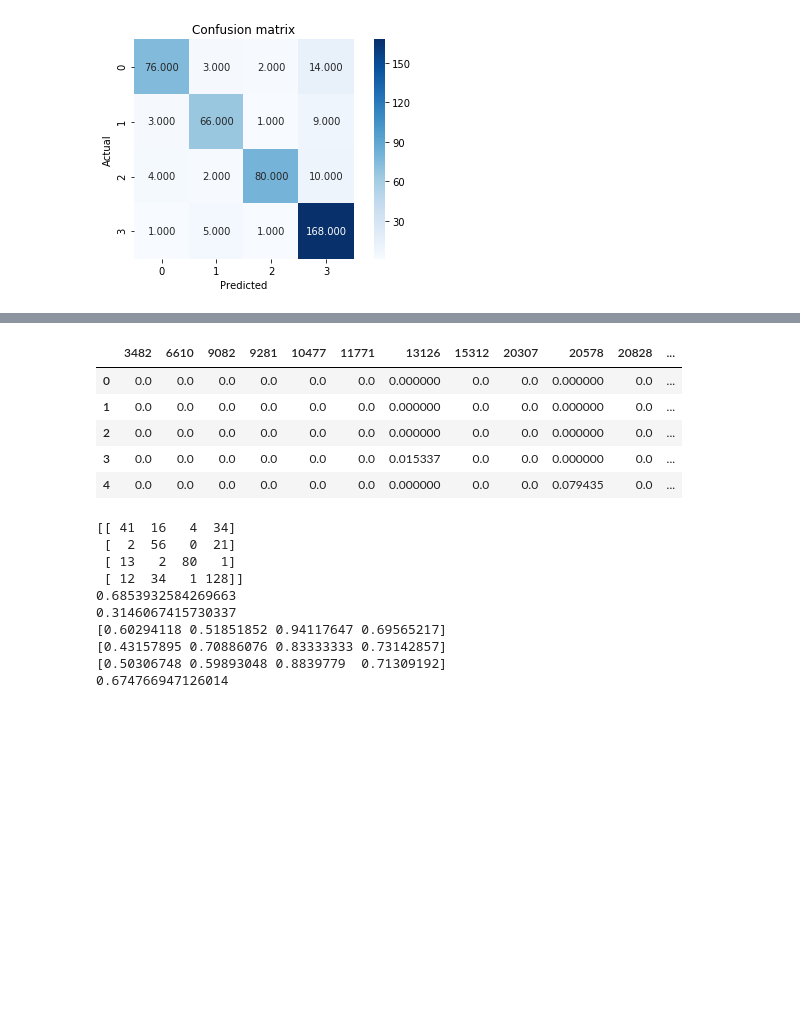
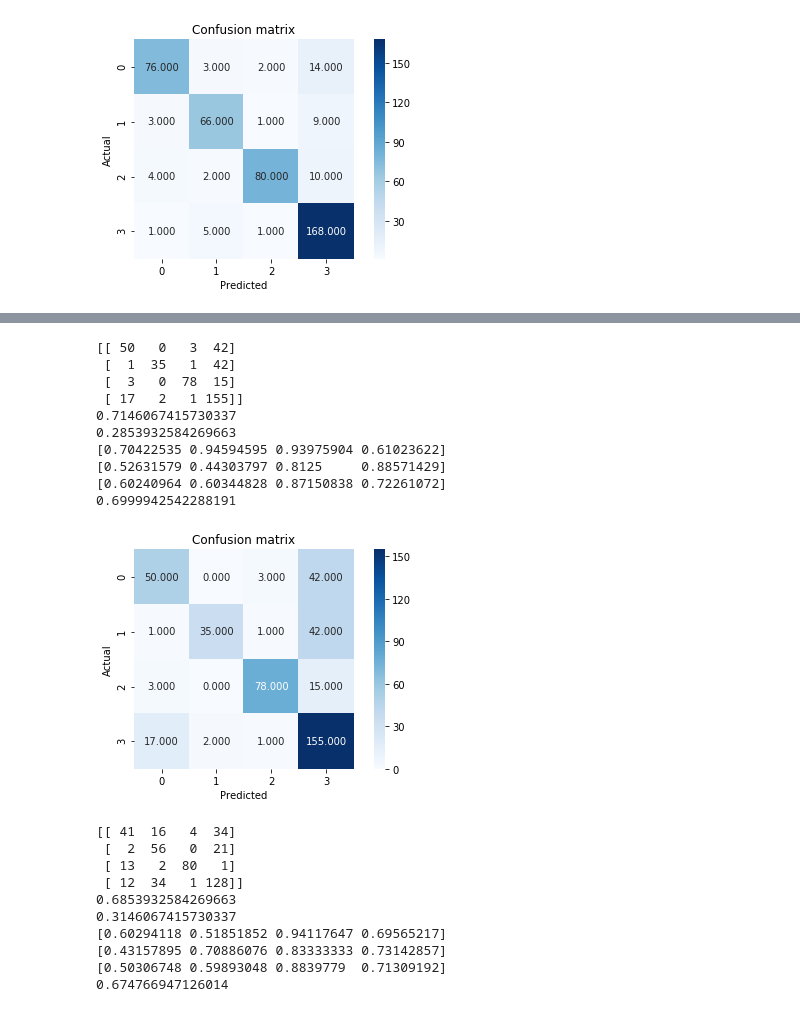
Before and after one commit to kalyankumarp/News_Articles_Categorisation, a Jupyter notebook: News_Articles.ipynb, the cells around one changed output, grey strips where cells are left out. Saved outputs shown, nothing was run; the diff lists cells and outputs as text; code cells hidden in the pictures; blank space fills up the shorter version.

```diff
--- a/News_Articles.ipynb
+++ b/News_Articles.ipynb
@@ -359,13 +399,45 @@ for bool, feature in zip(col, features):
 # %%
 train = pd.DataFrame(p1, columns=new_features)
 train.head()
+
+test = pd.DataFrame(data = t, columns = new_features)
-# %% [output]
-|  | 3482 | 6610 | 9082 | 9281 | 10477 | 11771 | 13126 | 15312 | 20307 | 20578 | 20828 | ... |
-| 0 | 0.0 | 0.0 | 0.0 | 0.0 | 0.0 | 0.0 | 0.000000 | 0.0 | 0.0 | 0.000000 | 0.0 | ... |
-| 1 | 0.0 | 0.0 | 0.0 | 0.0 | 0.0 | 0.0 | 0.000000 | 0.0 | 0.0 | 0.000000 | 0.0 | ... |
-| 2 | 0.0 | 0.0 | 0.0 | 0.0 | 0.0 | 0.0 | 0.000000 | 0.0 | 0.0 | 0.000000 | 0.0 | ... |
-| 3 | 0.0 | 0.0 | 0.0 | 0.0 | 0.0 | 0.0 | 0.015337 | 0.0 | 0.0 | 0.000000 | 0.0 | ... |
-| 4 | 0.0 | 0.0 | 0.0 | 0.0 | 0.0 | 0.0 | 0.000000 | 0.0 | 0.0 | 0.079435 | 0.0 | ... |
+# %%
+# SVM (Linear) with
+
+svm = LinearSVC()
+svm.fit(train, y_train1.values.ravel())
+y_pred = svm.predict(test)
+
+# Compute confusion matrix
+conf_matrix = metrics.confusion_matrix(y_test, y_pred)
+print(conf_matrix)
+
+# Plot confusion matrix
+sns.heatmap(conf_matrix, annot = True, fmt = ".3f", square = True, cmap = plt.cm.Blues)
+plt.ylabel('Actual')
+plt.xlabel('Predicted')
+plt.title('Confusion matrix')
+plt.tight_layout()
+
+# Compute evaluation metrics
+print(metrics.accuracy_score(y_test, y_pred)) # accuracy
+print(1 - metrics.accuracy_score(y_test, y_pred)) # error
+print(metrics.precision_score(y_test, y_pred, average = None)) # precision
+print(metrics.recall_score(y_test, y_pred, average = None)) # recall
+print(metrics.f1_score(y_test, y_pred, average = None)) # F1 score
+print(metrics.f1_score(y_test, y_pred, average = 'macro')) # F1 score average
+# %% [output]
+[[ 50   0   3  42]
+ [  1  35   1  42]
+ [  3   0  78  15]
+ [ 17   2   1 155]]
+0.7146067415730337
+0.2853932584269663
+[0.70422535 0.94594595 0.93975904 0.61023622]
+[0.52631579 0.44303797 0.8125     0.88571429]
+[0.60240964 0.60344828 0.87150838 0.72261072]
+0.6999942542288191
+[figure, added]
 # %%
 gb = GaussianNB()
 gb.fit(train,y_train1.values.ravel())
```
Also changed, not shown: parts of 22 cells of this notebook.
